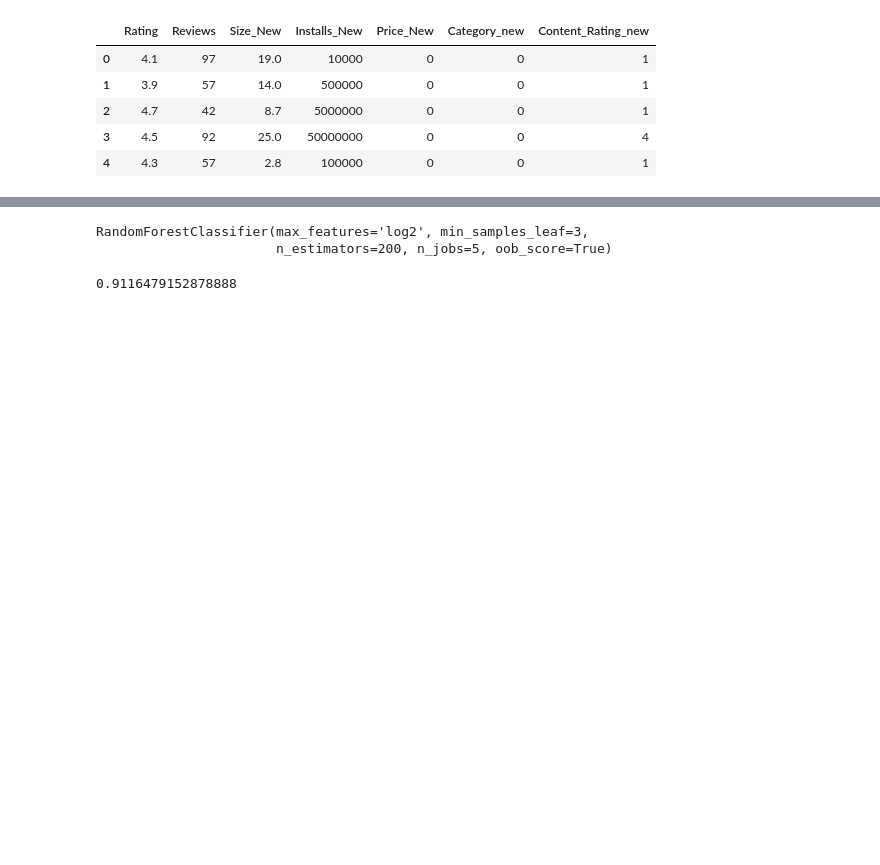
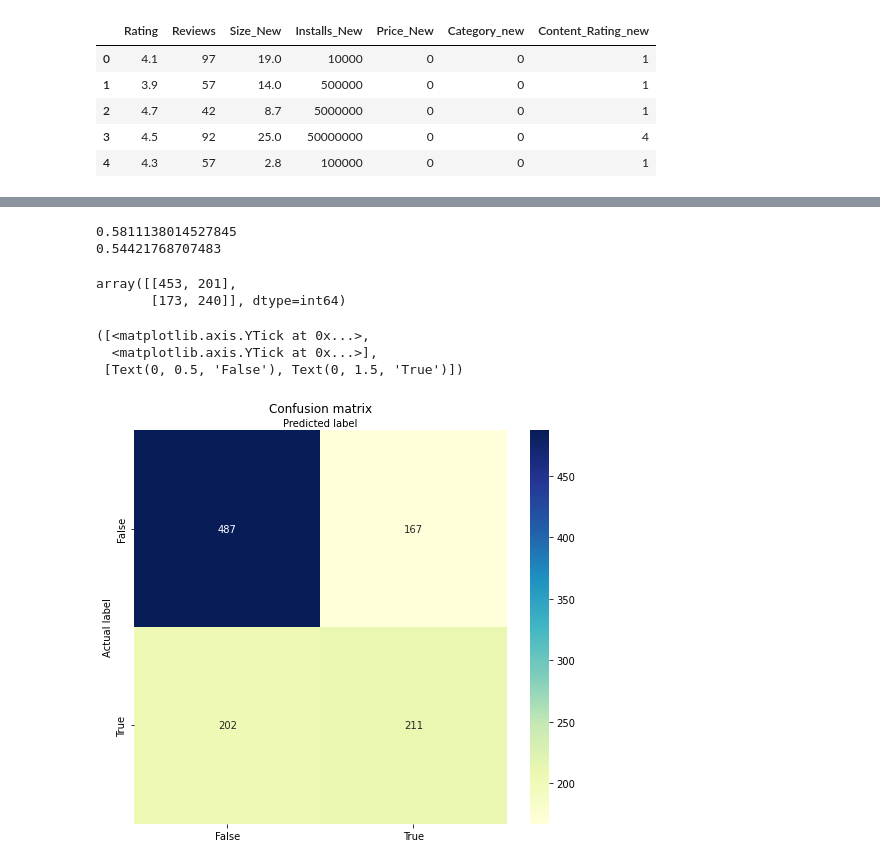
Before and after one commit to swatishayna/GooglePlayStoreAnalysisReport, a Jupyter notebook: notebooks/Transforming and Model Training.ipynb, the cells around one changed output, grey strips where cells are left out. Saved outputs shown, nothing was run; the diff lists cells and outputs as text; code cells hidden in the pictures; blank space fills up the shorter version.

Commit message:
Recall score needs to be checked

```diff
--- a/notebooks/Transforming and Model Training.ipynb
+++ b/notebooks/Transforming and Model Training.ipynb
@@ -46,26 +47,8 @@ train_X, test_X, train_y, test_y = train_test_split(X, Y, test_size=.15 , random
 
 
 
-# Scale the data to be between -1 and 1
-scaler = StandardScaler()
-scaler.fit(train_X)
-train_X = scaler.transform(train_X)
-test_X = scaler.transform(test_X)
-
-
-param_grid = {'n_estimators':[100,200,400,500,800,1000,1500],
-              'min_samples_leaf':[1,2,3],
-              'max_features' : ["auto", "sqrt", "log2"],
-              'criterion':['gini','entropy']
-             }
-rfr = RandomForestClassifier(oob_score =True, n_jobs=5)
-rfr_grid = GridSearchCV(rfr, cv = 5, param_grid=param_grid)
-rfr_grid.fit(train_X,train_y)
-rfr_grid.best_estimator_
+# # Scale the data to be between -1 and 1
+# scaler = StandardScaler()
+# scaler.fit(train_X)
+# train_X = scaler.transform(train_X)
+# test_X = scaler.transform(test_X)
-# %% [output]
-RandomForestClassifier(max_features='log2', min_samples_leaf=3,
-                       n_estimators=200, n_jobs=5, oob_score=True)
-# %%
-rfr_grid.score(train_X,train_y)
-# %% [output]
-0.9116479152878888
@@ -73,0 +55,41 @@ rfr_grid.score(train_X,train_y)
+# %%
+dt = DecisionTreeClassifier()
+dt.fit(train_X,train_y)
+y_pred = dt.predict(test_X)
+
+# Create a confusion matrix
+cnf_matrix = confusion_matrix(test_y, y_pred)
+print(recall_score(test_y,y_pred))
+print(precision_score(test_y,y_pred))
+cnf_matrix
+# %% [output]
+0.5811138014527845
+0.54421768707483
+array([[453, 201],
+       [173, 240]], dtype=int64)
+# %%
+rfr = RandomForestClassifier()
+rfr.fit(train_X,train_y)
+y_pred = rfr.predict(test_X)
+
+# Create a confusion matrix
+cnf_matrix = confusion_matrix(test_y, y_pred)
+
+# Create heatmap from the confusion matrix
+%matplotlib inline
+class_names=[False, True] # name  of classes
+fig, ax = plt.subplots(figsize=(7, 6))
+sns.heatmap(pd.DataFrame(cnf_matrix), annot=True, cmap="YlGnBu", fmt='g')
+ax.xaxis.set_label_position("top")
+plt.tight_layout()
+plt.title('Confusion matrix')
+plt.ylabel('Actual label')
+plt.xlabel('Predicted label')
+tick_marks = [0.5, 1.5]
+plt.xticks(tick_marks, class_names)
+plt.yticks(tick_marks, class_names)
+# %% [output]
+([<matplotlib.axis.YTick at 0x...>,
+  <matplotlib.axis.YTick at 0x...>],
+ [Text(0, 0.5, 'False'), Text(0, 1.5, 'True')])
+[figure, added]
```
Also changed, not shown: parts of 12 cells of this notebook, 1 other file.
